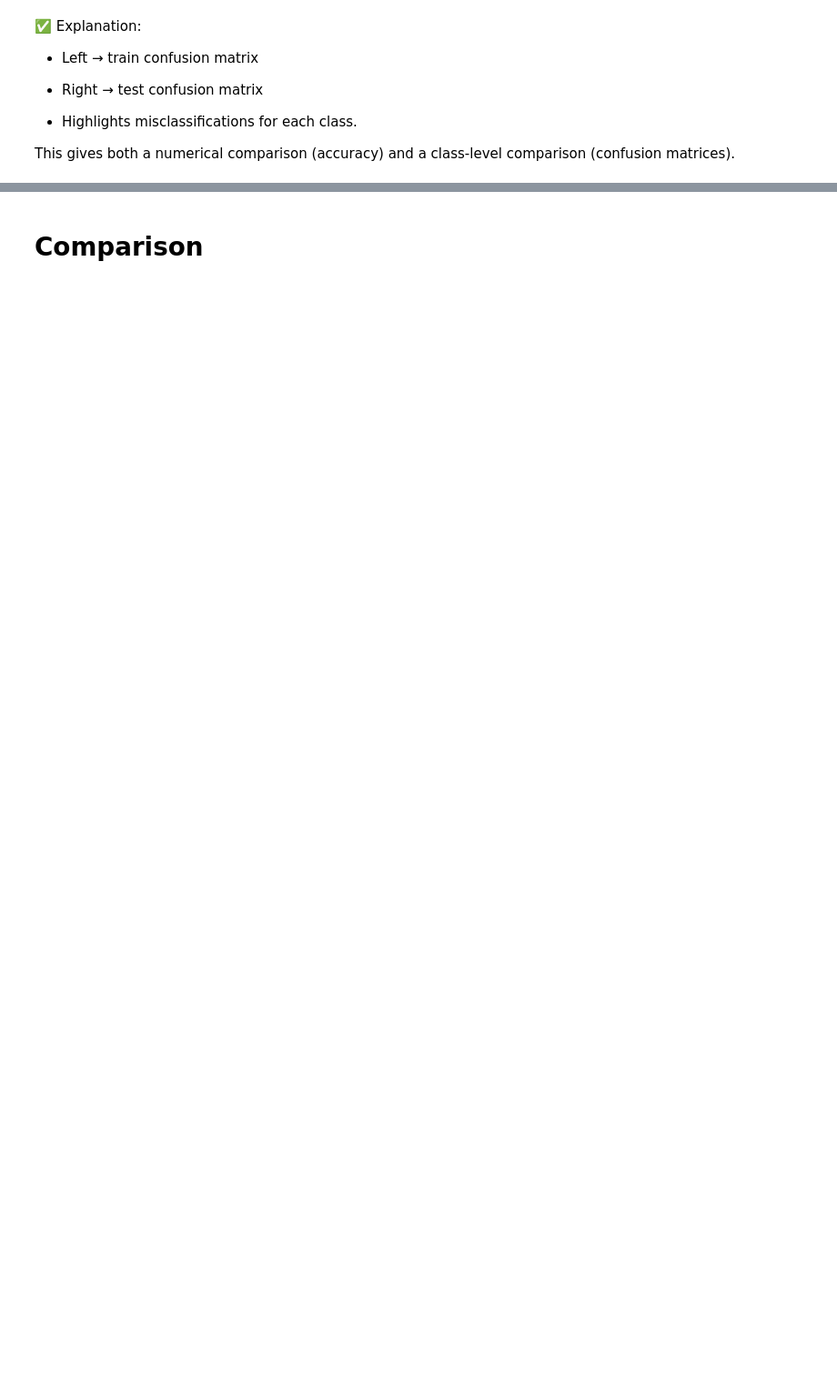
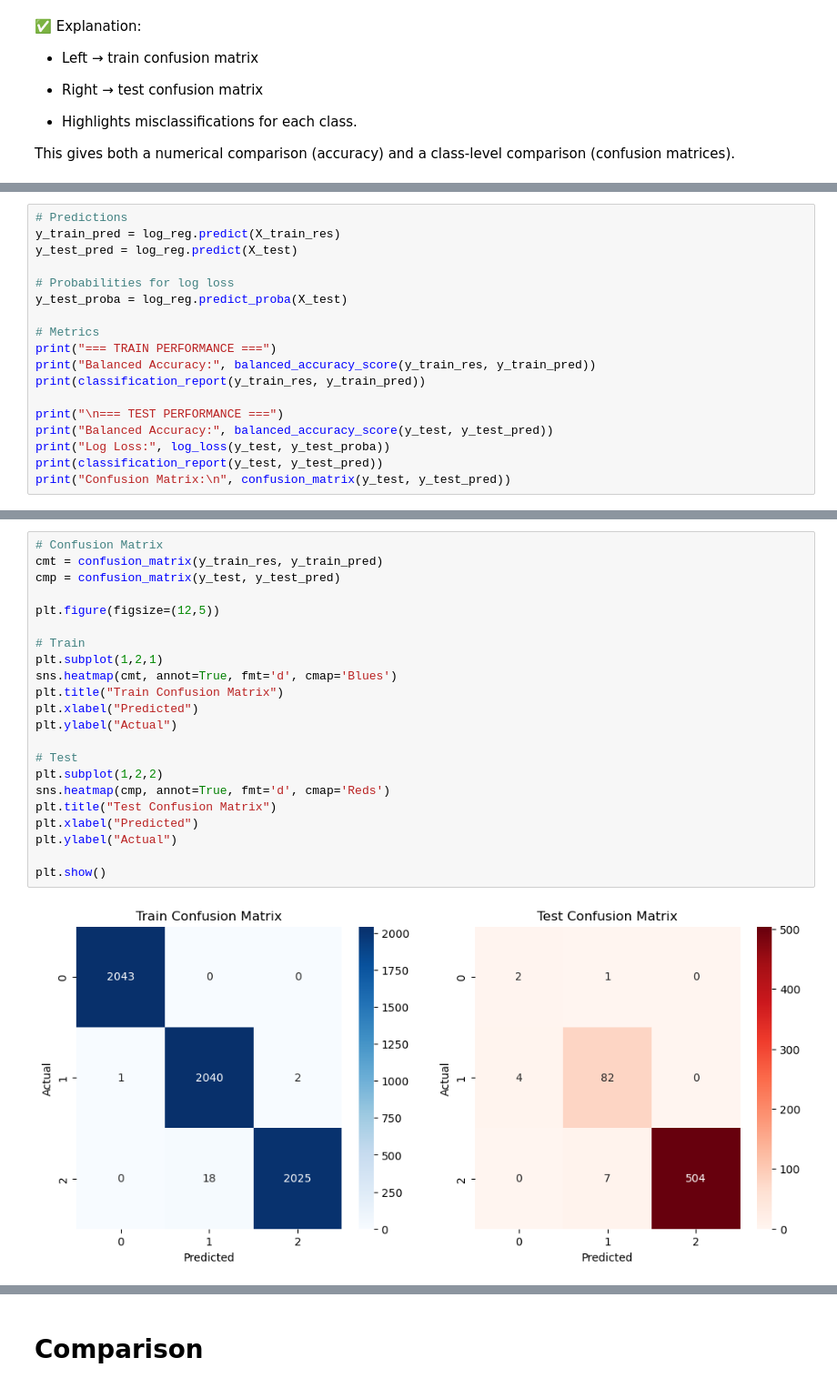
Before and after one commit to Natashaa7/Phone-Addiction-Analysis, a Jupyter notebook: TeenPhoneAddiction.ipynb, the cells around one changed output, grey strips where cells are left out. Shown at 91% size. Saved outputs shown, nothing was run; the diff lists cells and outputs as text; blank space fills up the shorter version.

```diff
--- a/TeenPhoneAddiction.ipynb
+++ b/TeenPhoneAddiction.ipynb
@@ -2014,0 +2241,18 @@ This gives both a numerical comparison (accuracy) and a class-level comparison (
+# %%
+# Predictions
+y_train_pred = log_reg.predict(X_train_res)
+y_test_pred = log_reg.predict(X_test)
+
+# Probabilities for log loss
+y_test_proba = log_reg.predict_proba(X_test)
+
+# Metrics
+print("=== TRAIN PERFORMANCE ===")
+print("Balanced Accuracy:", balanced_accuracy_score(y_train_res, y_train_pred))
+print(classification_report(y_train_res, y_train_pred))
+
+print("\n=== TEST PERFORMANCE ===")
+print("Balanced Accuracy:", balanced_accuracy_score(y_test, y_test_pred))
+print("Log Loss:", log_loss(y_test, y_test_proba))
+print(classification_report(y_test, y_test_pred))
+print("Confusion Matrix:\n", confusion_matrix(y_test, y_test_pred))
@@ -2014,0 +2285,24 @@ This gives both a numerical comparison (accuracy) and a class-level comparison (
+# %%
+# Confusion Matrix
+cmt = confusion_matrix(y_train_res, y_train_pred)
+cmp = confusion_matrix(y_test, y_test_pred)
+
+plt.figure(figsize=(12,5))
+
+# Train
+plt.subplot(1,2,1)
+sns.heatmap(cmt, annot=True, fmt='d', cmap='Blues')
+plt.title("Train Confusion Matrix")
+plt.xlabel("Predicted")
+plt.ylabel("Actual")
+
+# Test
+plt.subplot(1,2,2)
+sns.heatmap(cmp, annot=True, fmt='d', cmap='Reds')
+plt.title("Test Confusion Matrix")
+plt.xlabel("Predicted")
+plt.ylabel("Actual")
+
+plt.show()
+# %% [output]
+[figure, added]
```
Also changed, not shown: parts of 33 cells of this notebook.
